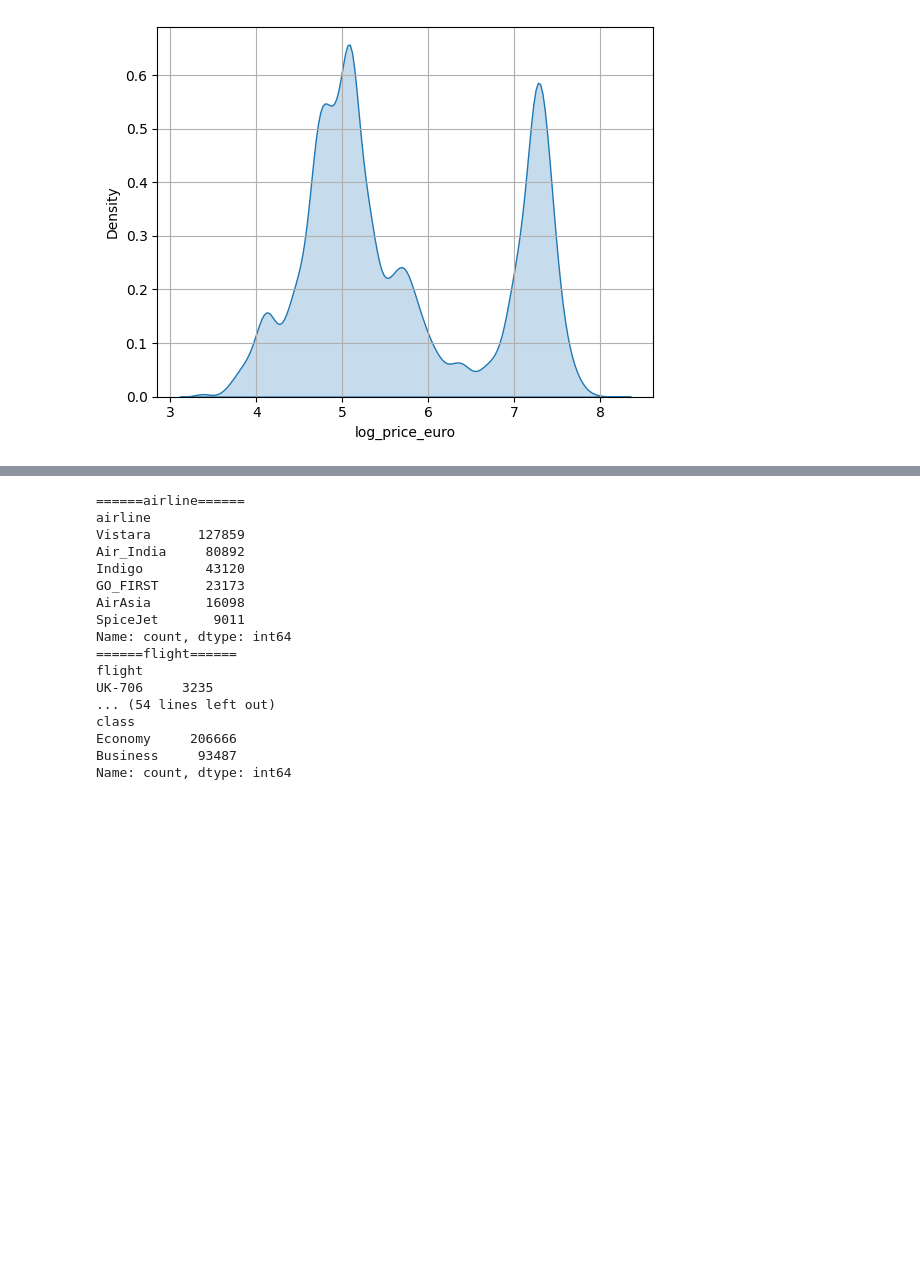
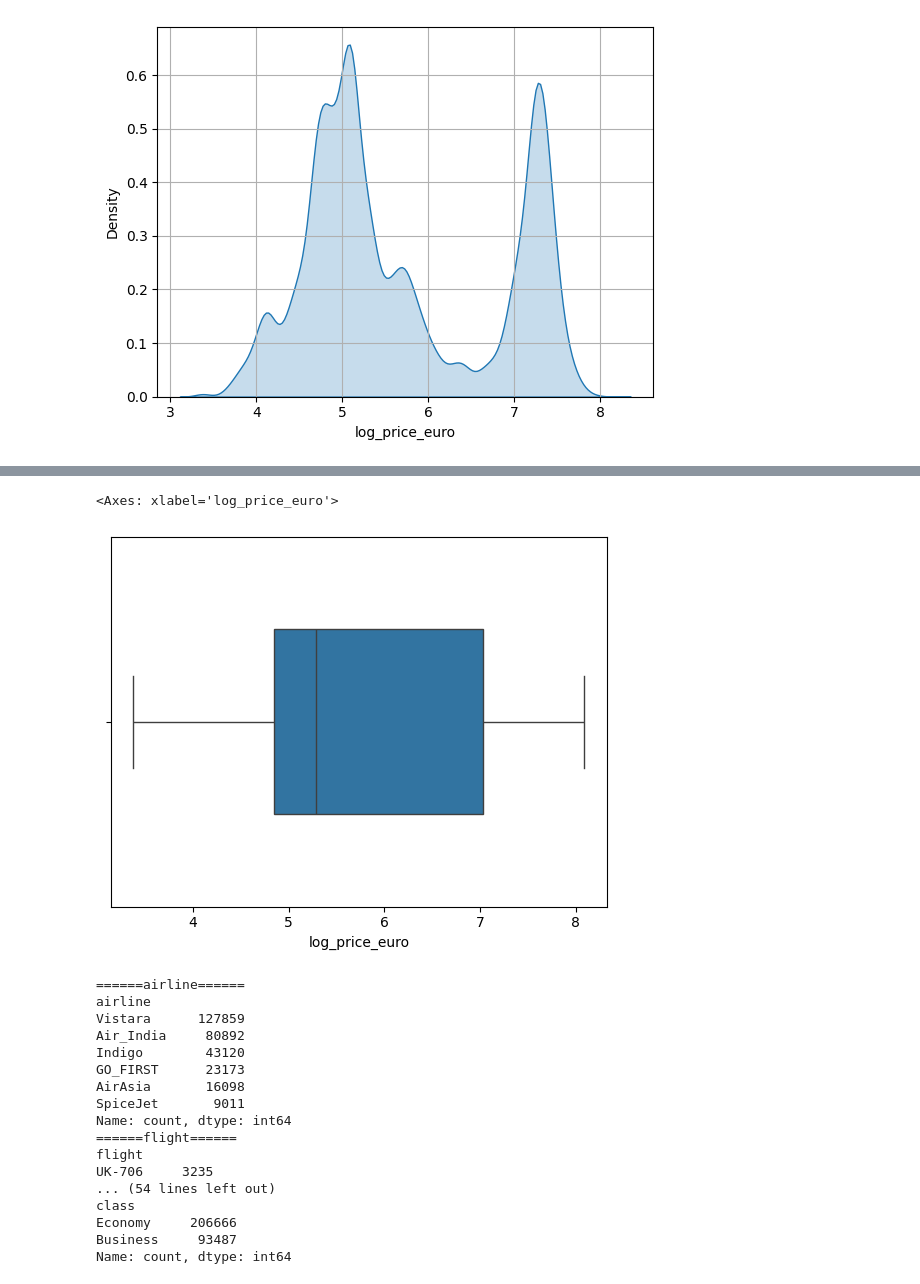
Before and after one commit to jbcheze/Predicting_Airline_Ticket_Prices, a Jupyter notebook: notebook/JB_CHEZE.ipynb, the cells around one changed output, grey strips where cells are left out. Cells and saved outputs as stored; diff of their text form; code cells hidden in the pictures; blank space fills up the shorter version.

```diff
--- a/notebook/JB_CHEZE.ipynb
+++ b/notebook/JB_CHEZE.ipynb
@@ -138,3 +143,8 @@ plt.grid()
+# %%
+sns.boxplot(x=df["log_price_euro"],width=.5)
+# %% [output]
+<Axes: xlabel='log_price_euro'>
+[figure, added]
 # %%
 for value in df.select_dtypes(include=['object']).columns :
     print(f"======{value}======")
```
Also changed, not shown: parts of 1 cell of this notebook.
